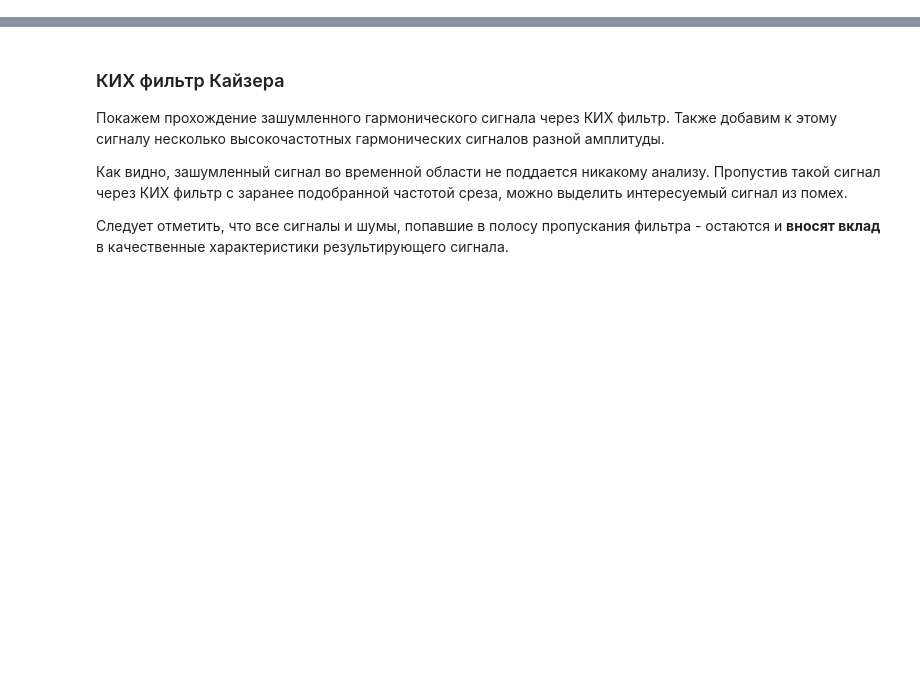
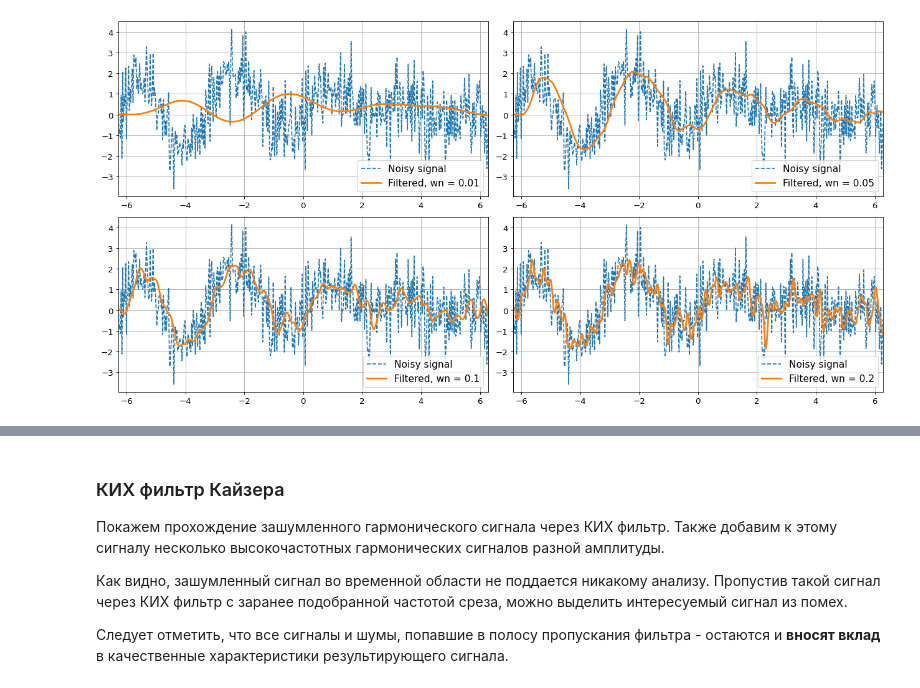
Before and after one commit to Makarov-Vitaliy/dsp, a Jupyter notebook: lab6_iir_fir_filters.ipynb, the cells around one changed output, grey strips where cells are left out. Cells and saved outputs as stored; diff of their text form; code cells hidden in the pictures; blank space fills up the shorter version.

```diff
--- a/lab6_iir_fir_filters.ipynb
+++ b/lab6_iir_fir_filters.ipynb
@@ -322,17 +0,0 @@ plt.grid(True)
-# %%
-N = 512
-f = np.linspace(0, 1, N, endpoint=True)
-b = [1, 1, 1]
-
-plt.figure(figsize=(16, 4))
-plt.subplot(1, 2, 1)
-for i in range(4):
-    _, h = freqz(b, N)
-    h = np.abs(h)
-    plt.plot(f, h/np.max(h))
-    plt.xlim([0, 1])
-    plt.grid(True)
-    b.append(1)
-plt.xlabel('Normalized Freq')
-plt.title('CIC freq responce')
-plt.tight_layout()
@@ -496,0 +229,30 @@ ____
+# %%
+# Create input signal
+t = 2 * np.pi * np.linspace(-1, 1, 500)
+x = np.sin(0.25*t*t)+ 0.95*np.sin(2.0*t)
+
+# Add some white noise
+np.random.seed(1)
+xn = x + np.random.randn(len(t))
+
+# Cutoff frequencies (normalized to the Nyquist frequency)
+wn = [0.01, 0.05, 0.1, 0.2]
+
+# Calculate 3-order lowpass butterworth IIR filters
+zz = np.zeros((t.size, 4))
+for i in range(4):
+    b, a = butter(3, wn[i])
+    zz[:, i] = lfilter(b, a, xn)
+
+# Plot results
+plt.figure(figsize=(16, 8), dpi=80)
+for i in range(4):
+    plt.subplot(2, 2, i+1)
+    plt.plot(t, xn, 'C0--', linewidth=1.5)
+    plt.plot(t, zz[:,i], 'C1', linewidth=2.5)
+    plt.xlim([-2 * np.pi, 2 * np.pi])
+    plt.grid(True)
+    plt.legend(('Noisy signal', 'Filtered, wn = {}'.format(wn[i])), loc='lower right')
+plt.tight_layout()
+# %% [output]
+[figure, added]
```
Also changed, not shown: parts of 40 cells of this notebook.
